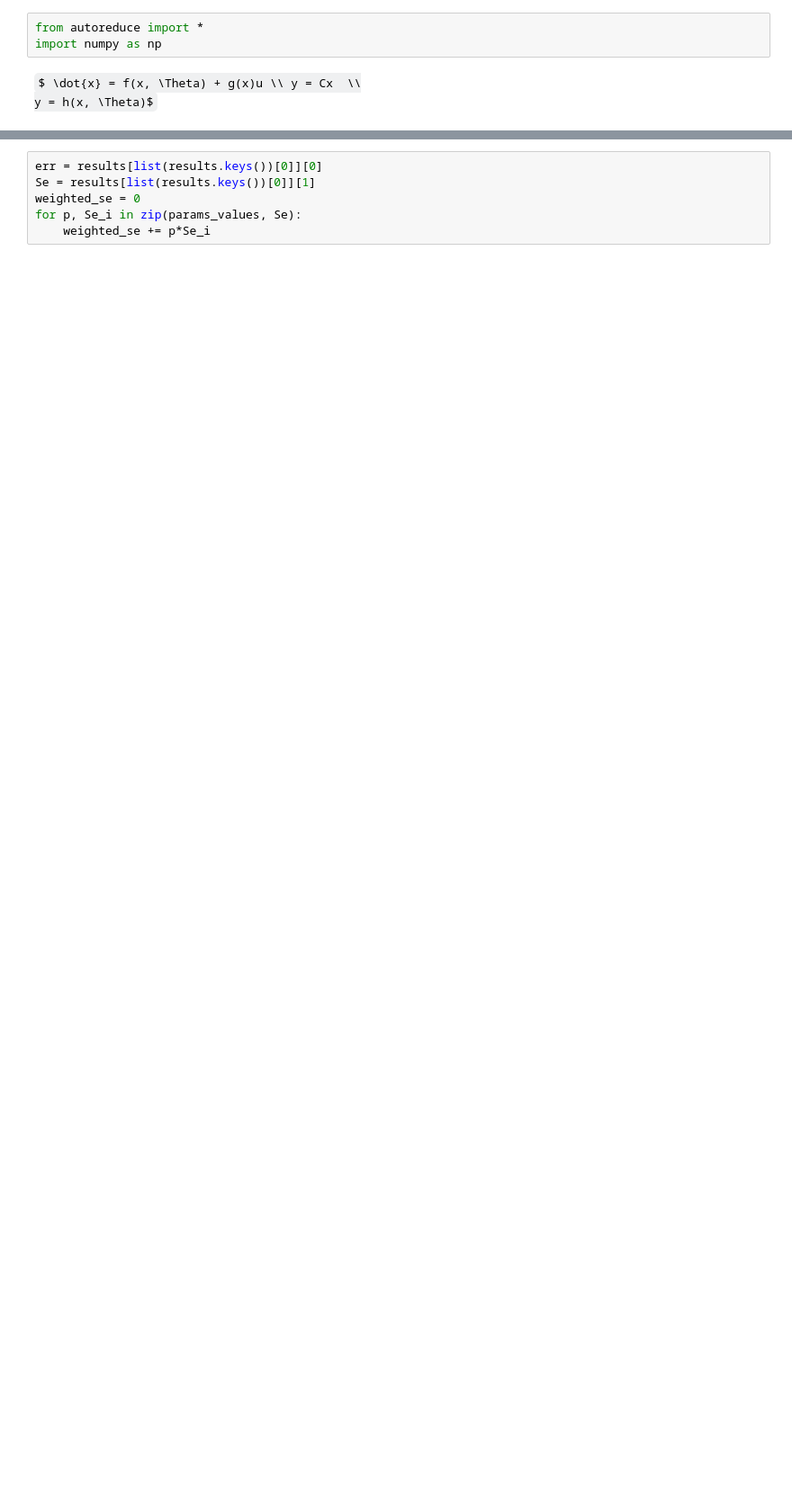
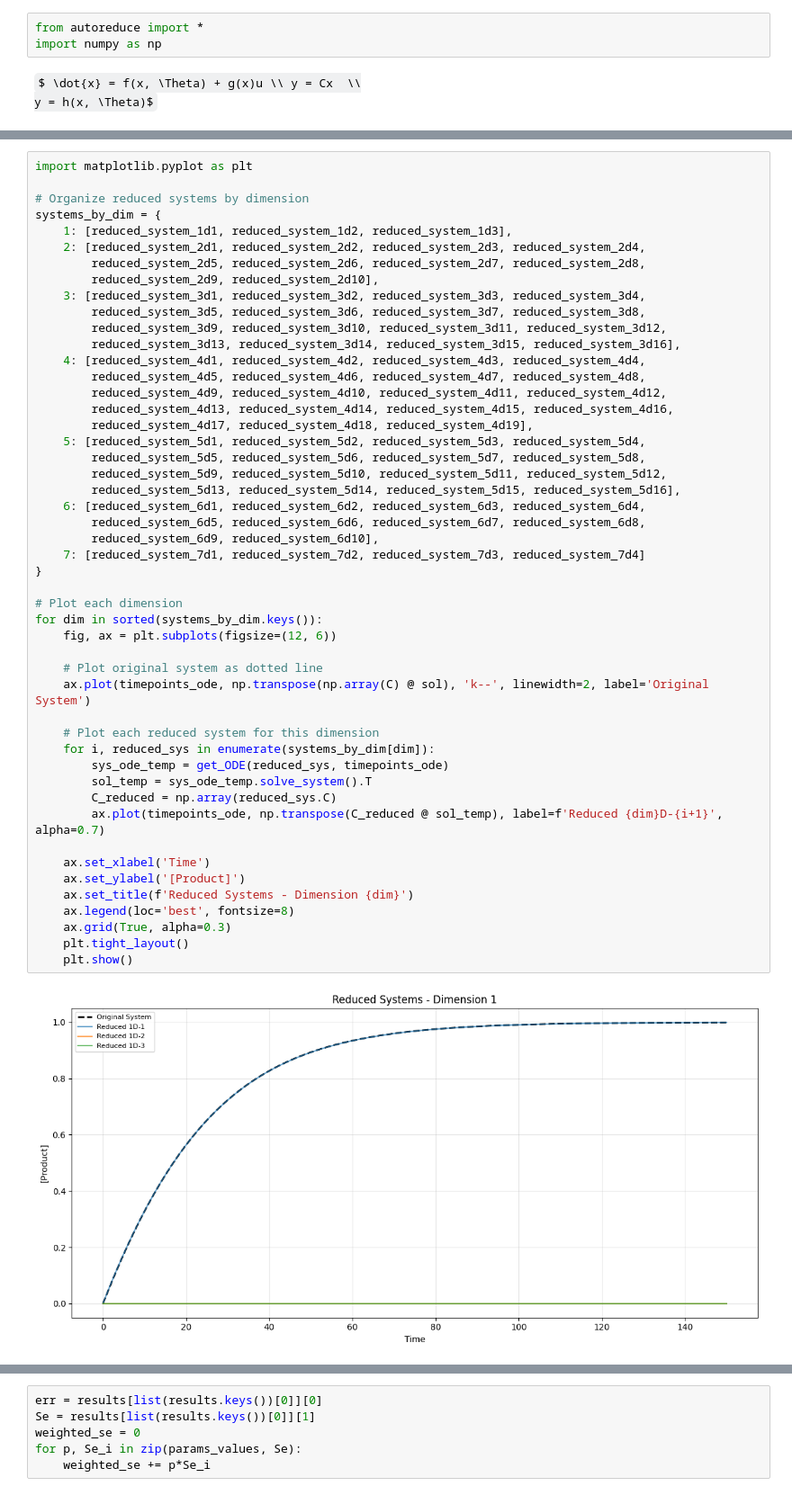
Before and after one commit to Jenny7265/AutoReduce, a Jupyter notebook: examples/michaelis-menten example-Copy1.ipynb, the cells around one changed output, grey strips where cells are left out. Shown at 90% size. Cells and saved outputs as stored; diff of their text form; some formulas as TeX source; blank space fills up the shorter version.

```diff
--- a/examples/michaelis-menten example-Copy1.ipynb
+++ b/examples/michaelis-menten example-Copy1.ipynb
@@ -127,0 +361,51 @@ results
+# %%
+import matplotlib.pyplot as plt
+
+# Organize reduced systems by dimension
+systems_by_dim = {
+    1: [reduced_system_1d1, reduced_system_1d2, reduced_system_1d3],
+    2: [reduced_system_2d1, reduced_system_2d2, reduced_system_2d3, reduced_system_2d4,
+        reduced_system_2d5, reduced_system_2d6, reduced_system_2d7, reduced_system_2d8,
+        reduced_system_2d9, reduced_system_2d10],
+    3: [reduced_system_3d1, reduced_system_3d2, reduced_system_3d3, reduced_system_3d4,
+        reduced_system_3d5, reduced_system_3d6, reduced_system_3d7, reduced_system_3d8,
+        reduced_system_3d9, reduced_system_3d10, reduced_system_3d11, reduced_system_3d12,
+        reduced_system_3d13, reduced_system_3d14, reduced_system_3d15, reduced_system_3d16],
+    4: [reduced_system_4d1, reduced_system_4d2, reduced_system_4d3, reduced_system_4d4,
+        reduced_system_4d5, reduced_system_4d6, reduced_system_4d7, reduced_system_4d8,
+        reduced_system_4d9, reduced_system_4d10, reduced_system_4d11, reduced_system_4d12,
+        reduced_system_4d13, reduced_system_4d14, reduced_system_4d15, reduced_system_4d16,
+        reduced_system_4d17, reduced_system_4d18, reduced_system_4d19],
+    5: [reduced_system_5d1, reduced_system_5d2, reduced_system_5d3, reduced_system_5d4,
+        reduced_system_5d5, reduced_system_5d6, reduced_system_5d7, reduced_system_5d8,
+        reduced_system_5d9, reduced_system_5d10, reduced_system_5d11, reduced_system_5d12,
+        reduced_system_5d13, reduced_system_5d14, reduced_system_5d15, reduced_system_5d16],
+    6: [reduced_system_6d1, reduced_system_6d2, reduced_system_6d3, reduced_system_6d4,
+        reduced_system_6d5, reduced_system_6d6, reduced_system_6d7, reduced_system_6d8,
+        reduced_system_6d9, reduced_system_6d10],
+    7: [reduced_system_7d1, reduced_system_7d2, reduced_system_7d3, reduced_system_7d4]
+}
+
+# Plot each dimension
+for dim in sorted(systems_by_dim.keys()):
+    fig, ax = plt.subplots(figsize=(12, 6))
+
+    # Plot original system as dotted line
+    ax.plot(timepoints_ode, np.transpose(np.array(C) @ sol), 'k--', linewidth=2, label='Original System')
+
+    # Plot each reduced system for this dimension
+    for i, reduced_sys in enumerate(systems_by_dim[dim]):
+        sys_ode_temp = get_ODE(reduced_sys, timepoints_ode)
+        sol_temp = sys_ode_temp.solve_system().T
+        C_reduced = np.array(reduced_sys.C)
+        ax.plot(timepoints_ode, np.transpose(C_reduced @ sol_temp), label=f'Reduced {dim}D-{i+1}', alpha=0.7)
+
+    ax.set_xlabel('Time')
+    ax.set_ylabel('[Product]')
+    ax.set_title(f'Reduced Systems - Dimension {dim}')
+    ax.legend(loc='best', fontsize=8)
+    ax.grid(True, alpha=0.3)
+    plt.tight_layout()
+    plt.show()
+# %% [output]
+[figure, added]
```
Also changed, not shown: parts of 27 cells of this notebook, 2 other files.
